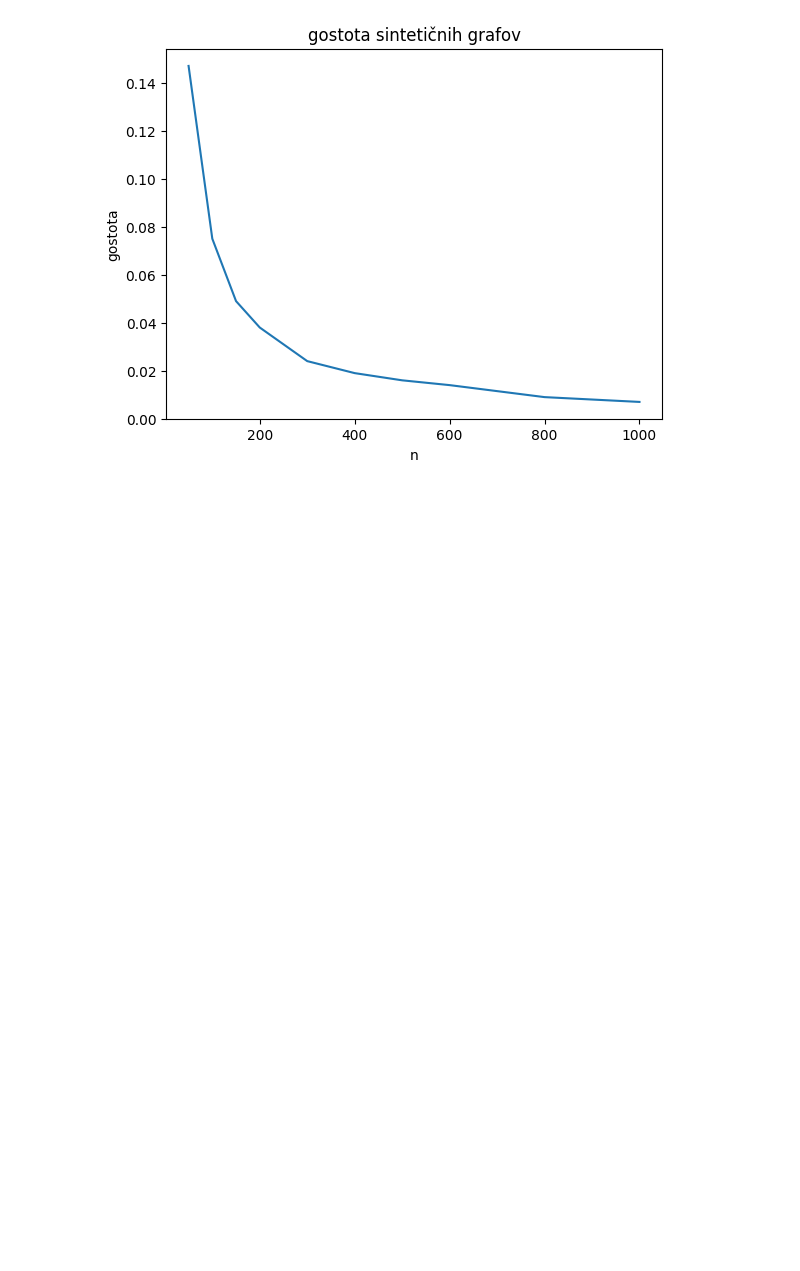
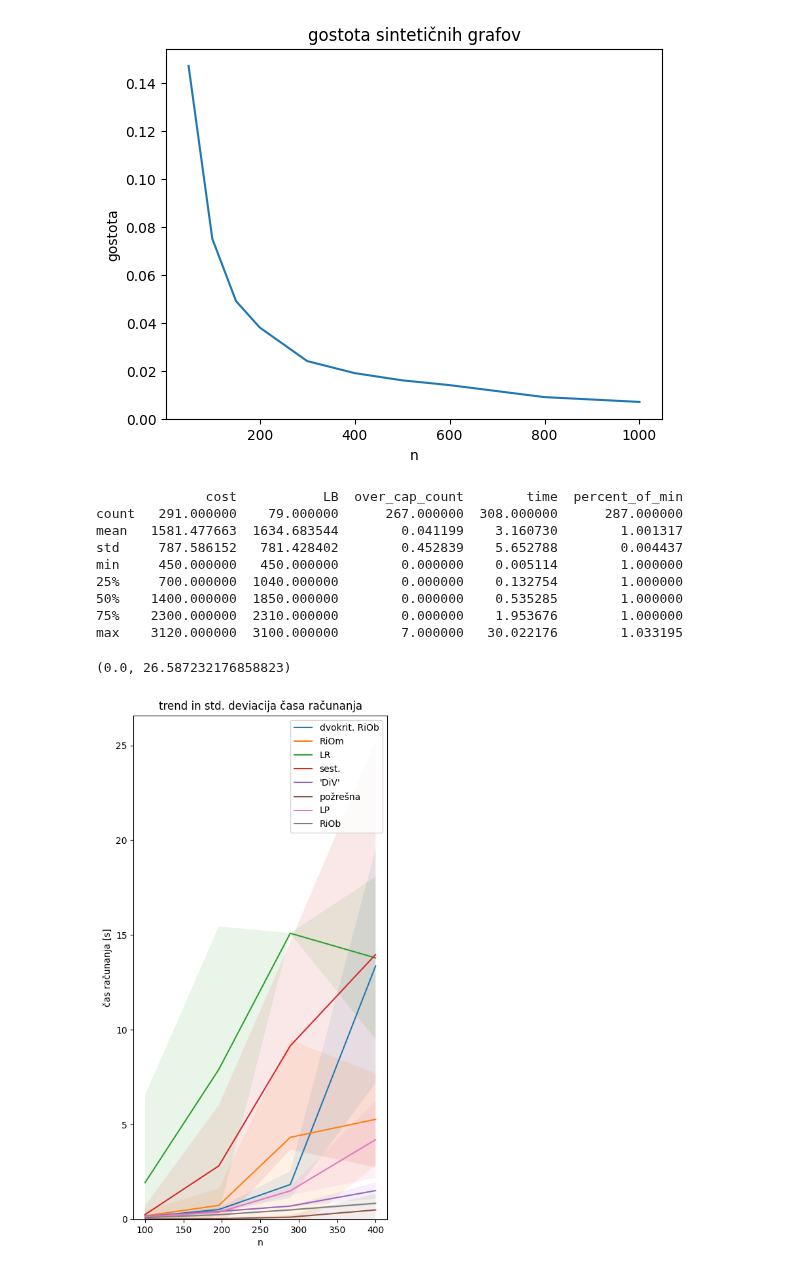
Before and after one commit to elgroselj/distributing_traffic, a Jupyter notebook: dai/plot_maker.ipynb, the cells around one changed output. Saved outputs shown, nothing was run; the diff lists cells and outputs as text; code cells hidden in the pictures; blank space fills up the shorter version.

```diff
--- a/dai/plot_maker.ipynb
+++ b/dai/plot_maker.ipynb
@@ -87,3 +90,64 @@ plt.ylabel("gostota")
 [figure]
 Text(0, 0.5, 'gostota')
 [figure]
+# %%
+import helper_functions as hf
+def subang_to_slo(substr):
+    for k in hf.ang_to_slo.keys():
+        if substr in k:
+            return hf.ang_to_slo[k]
+# %%
+import pandas as pd
+import numpy as np
+
+# df = pd.read_json("/home/lema/Documents/diplomska/df29.json")
+df = pd.read_json("/home/lema/Documents/diplomska/df71.json")
+print(df.describe())
+def status_grouper(x):
+    counter = [0,0,0,0,0]
+    for dicti in x:
+        counter[dicti["value"]]+=1
+    return counter
+
+
+# df.groupby(["graph_title","demands","solver_name"]).agg({"status": lambda x:status_grouper(x)})
+dg = df.groupby(["graph_title","solver_name"]).agg({"cost": "mean","percent_of_min":["mean","std"], "time": ["mean","std"], "status": lambda x:status_grouper(x),"LB":"mean","over_cap_count":"mean"})
+dg = dg.reset_index()
+# dg[["solver_name","time"]]
+
+plt.figure(figsize=(5,10))
+
+graph_titles = dg["graph_title"].unique()
+solvers = dg["solver_name"].unique()
+for solver in solvers:
+    ns = []
+    times = []
+    for graph_title in graph_titles:
+        sqrtn = int(graph_title.split("_")[1])
+        n = sqrtn*sqrtn
+        ns.append(n)
+        time = dg[(dg["solver_name"] == solver) & (dg["graph_title"] == graph_title)]["time"]
+        times.append(time)
+    ns_times = sorted(zip(ns, times))
+    ns = [n for n, _ in ns_times]
+    mean_times = np.array([time["mean"] for _, time in ns_times]).flatten()
+    std_times = np.array([time["std"] for _, time in ns_times]).flatten()
+    plt.plot(ns,mean_times,label=subang_to_slo(solver))
+    plt.fill_between(ns, mean_times-std_times, mean_times+std_times,alpha=0.1, interpolate=True)
+plt.legend()
+plt.title("trend in std. deviacija časa računanja")
+plt.xlabel("n")
+plt.ylabel("čas računanja [s]")
+plt.ylim(bottom=0)
+# %% [output]
+              cost           LB  over_cap_count        time  percent_of_min
+count   291.000000    79.000000      267.000000  308.000000      287.000000
+mean   1581.477663  1634.683544        0.041199    3.160730        1.001317
+std     787.586152   781.428402        0.452839    5.652788        0.004437
+min     450.000000   450.000000        0.000000    0.005114        1.000000
+25%     700.000000  1040.000000        0.000000    0.132754        1.000000
+50%    1400.000000  1850.000000        0.000000    0.535285        1.000000
+75%    2300.000000  2310.000000        0.000000    1.953676        1.000000
+max    3120.000000  3100.000000        7.000000   30.022176        1.033195
+(0.0, 26.587232176858823)
+[figure, added]
```
Also changed, not shown: parts of 3 cells of this notebook, 16 other files.
